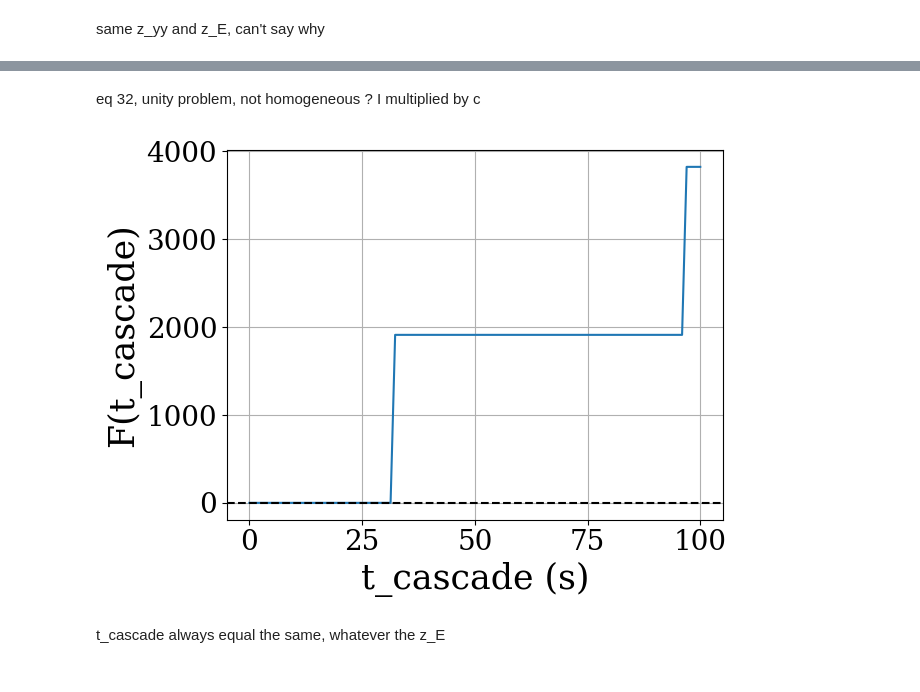
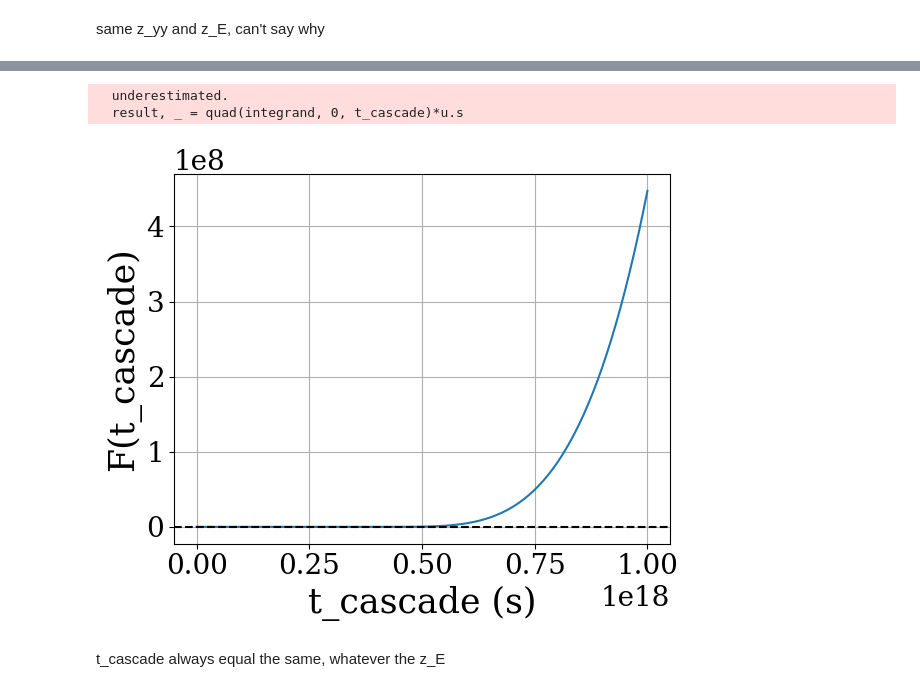
Before and after one commit to mcroisonnier/IGMF, a Jupyter notebook: CleanCode_For_Mathilde.ipynb, the cells around one changed output, grey strips where cells are left out. Cells and saved outputs as stored; diff of their text form; code cells hidden in the pictures.

```diff
--- a/CleanCode_For_Mathilde.ipynb
+++ b/CleanCode_For_Mathilde.ipynb
@@ -715,41 +713,16 @@ travel time of primary gamma :  0.0 s
 # %%
-#compute t_cascade
-from astropy.cosmology import FlatLambdaCDM
-
-cosmo = FlatLambdaCDM(H0=H0, Om0=Omega_M)
+#Compute t_cascade
 
 #Parameters
-def comoving_distance(z): #eq32
+def comoving_distance(zi,z): #eq32
     integrand = lambda z: 1.0 / np.sqrt(Omega_M * (1 + z)**3 + Omega_A)
-    integral, _ = quad(integrand, 0, z)
+    integral, _ = quad(integrand, zi, z)
     return (1 / (a0*H0)) * integral *c
 
-d_E = comoving_distance(z_E).to(u.Mpc).value
-d_yy = comoving_distance(z_yy).to(u.Mpc).value
-t0 = cosmo.age(0).to(u.s).value
+d_E = comoving_distance(0, z_E).to(u.Mpc).value
+d_yy = comoving_distance(z_yy, z_E).to(u.Mpc).value #not sure if d_yy is the distance from z_E to z_yy or the distance from 0 to z_yy
+print(d_E, d_yy)
 
-#Defining a(t)
-z_array = np.linspace(0, 10, 10000)
-dt_dz_vals = np.array([dt_dz(z).to(u.s).value for z in z_array])
-t_array = cumtrapz(dt_dz_vals, z_array, initial=0)
-z_of_t = interp1d(t_array, z_array, kind='cubic', fill_value='extrapolate')
-
-def a_t(t_sec):
-    z = z_of_t(t_sec)
-    return a0 / (1.0 + z)
-
-def integrand(t):
-    return 1 / a_t(t)
-
-
-# More parameters
-E_e = 0.5* E_y0 *u.TeV
-d_y_val, _ = quad(integrand, t_E, t_yy) #eq 22
-d_y = (c * d_y_val).to(u.Mpc)
-B0 = 1e-17*u.G
-
-delta = 3e-6 *(1+z_yy)**(-2)* (B0 / (1e-18) *u.G)* (E_e / (10)*u.TeV)**(-2) #eq 30
-theta = np.arcsin((d_y/d_E)*np.sin(delta)) #eq 33
-angle = delta + theta
-delta_r = np.sqrt(d_E**2 + d_yy**2 - 2 * d_E * d_yy * np.cos(angle)) *u.Mpc
+E_e = 0.5* E_y0
+B0 = 1e-18*u.G
 # %% [output]
@@ -790,18 +787,18 @@ print ("delay is : ", t_delay )
-# %% [markdown]
-eq 32, unity problem, not homogeneous  ? I multiplied by c
 # %%
-t_range = np.linspace(0, 1e2, 100)
-f_vals = [equation_to_solve(tc) for tc in t_range]
+t_range = np.linspace(0, 1e18, 100)
+f_vals = [eq38(tc) for tc in t_range]
 
 plt.plot(t_range, f_vals)
 plt.axhline(0, color='k', linestyle='--')
 plt.xlabel("t_cascade (s)")
 plt.ylabel("F(t_cascade)")
 plt.yscale('linear')
 plt.grid(True)
 plt.show()
 # %% [output]
+  underestimated.
+  result, _ = quad(integrand, 0, t_cascade)*u.s
-[figure, old version]
+[figure, new version]
 # %% [markdown]
 t_cascade always equal the same, whatever the z_E
 # %%
```
Also changed, not shown: parts of 11 cells of this notebook.
